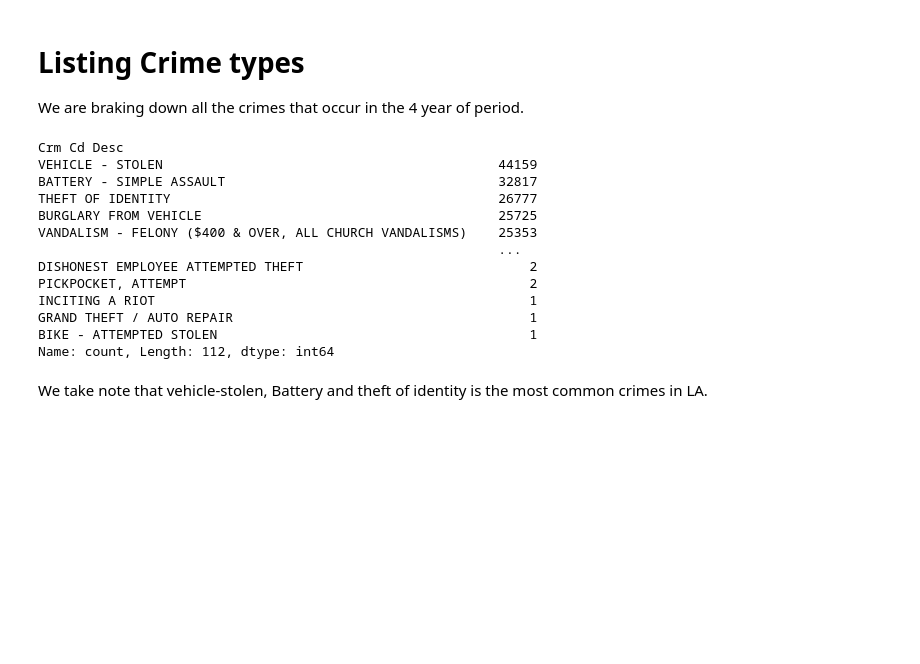
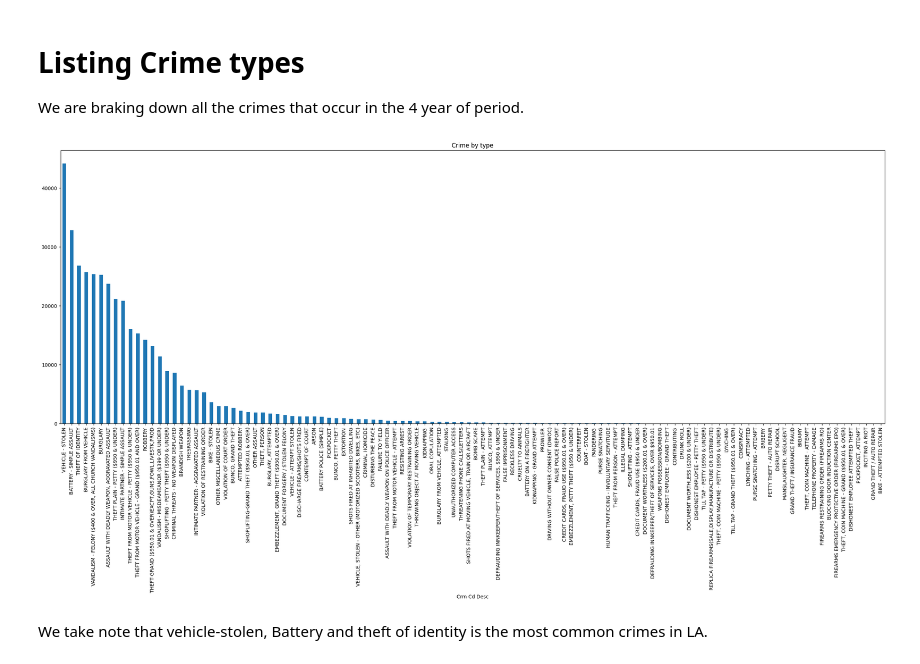
Before and after one commit to mihirh19/analyzing-crimes-in-LA, a Jupyter notebook: notebook.ipynb, the cells around one changed output. Saved outputs shown, nothing was run; the diff lists cells and outputs as text; code cells hidden in the pictures; blank space fills up the shorter version.

```diff
--- a/notebook.ipynb
+++ b/notebook.ipynb
@@ -93,21 +93,11 @@ dtype: int64
 We are braking down all the crimes that occur in the 4 year of period.
 # %%
 crimeBytype = crimes["Crm Cd Desc"].value_counts()
-crimeBytype
+crimeBytype.plot(kind='bar', figsize=(30, 10))
+plt.title('Crime by type')
+plt.show()
 # %% [output]
-Crm Cd Desc
-VEHICLE - STOLEN                                           44159
-BATTERY - SIMPLE ASSAULT                                   32817
-THEFT OF IDENTITY                                          26777
-BURGLARY FROM VEHICLE                                      25725
-VANDALISM - FELONY ($400 & OVER, ALL CHURCH VANDALISMS)    25353
-                                                           ...
-DISHONEST EMPLOYEE ATTEMPTED THEFT                             2
-PICKPOCKET, ATTEMPT                                            2
-INCITING A RIOT                                                1
-GRAND THEFT / AUTO REPAIR                                      1
-BIKE - ATTEMPTED STOLEN                                        1
-Name: count, Length: 112, dtype: int64
+[figure, added]
 # %% [markdown]
 We take note that vehicle-stolen, Battery and theft of identity is the most common crimes in LA.
 # %% [markdown]
```
Also changed, not shown: parts of 1 cell of this notebook.
